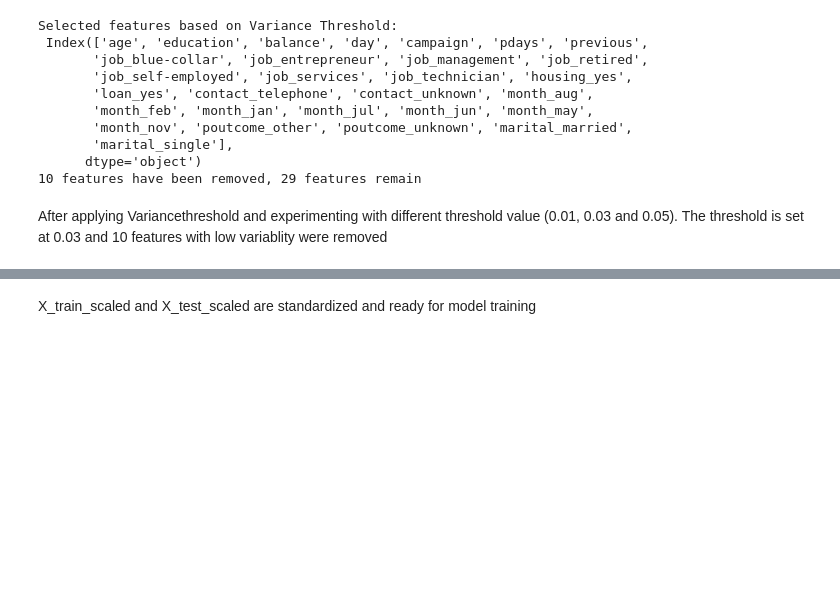
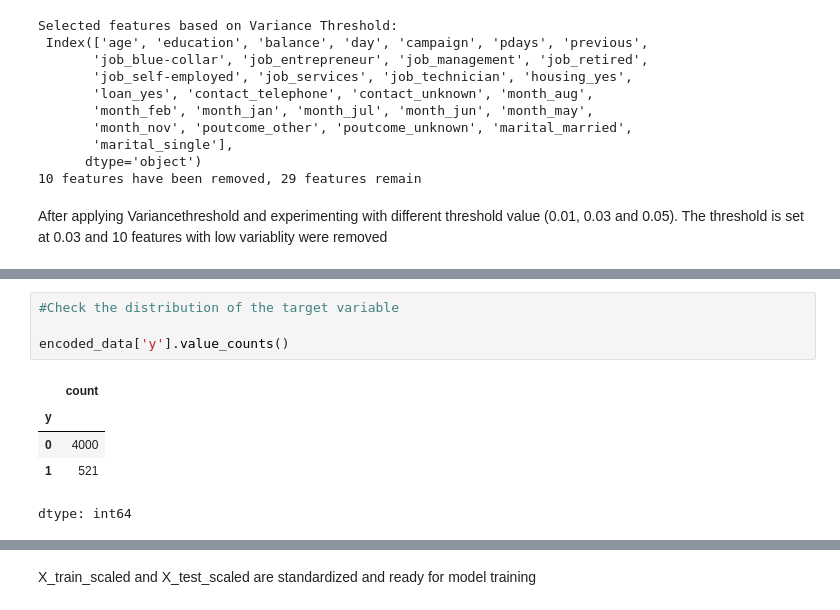
Before and after one commit to Fatai-soliu/bank-telemarketing, a Jupyter notebook: Bank_Marketing.ipynb, the cells around one changed output, grey strips where cells are left out. Saved outputs shown, nothing was run; the diff lists cells and outputs as text; blank space fills up the shorter version.

```diff
--- a/Bank_Marketing.ipynb
+++ b/Bank_Marketing.ipynb
@@ -455,0 +498,10 @@ After applying Variancethreshold and experimenting with different threshold valu
+# %%
+#Check the distribution of the target variable
+
+encoded_data['y'].value_counts()
+# %% [output]
+|  | count |
+| y |  |
+| 0 | 4000 |
+| 1 | 521 |
+dtype: int64
```
Also changed, not shown: parts of 17 cells of this notebook.
